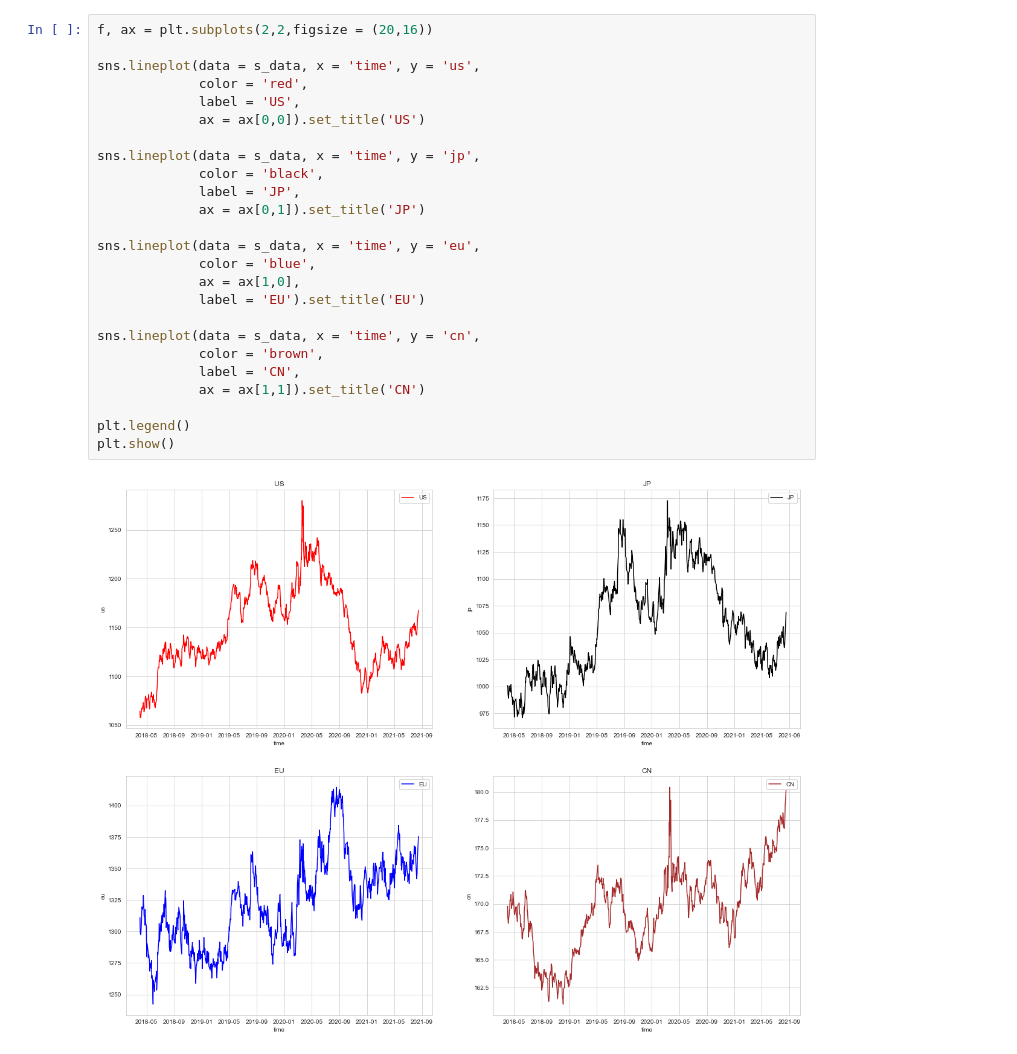
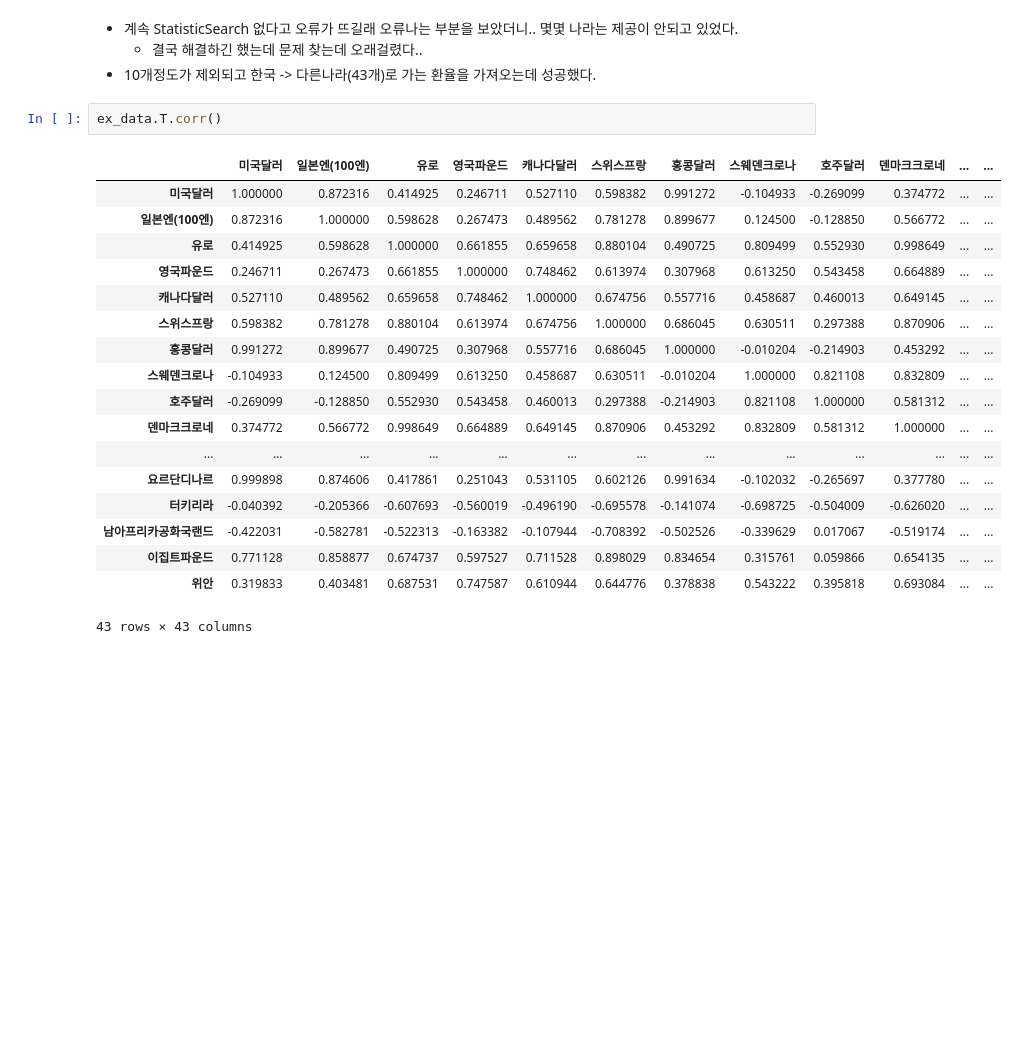
Before and after one commit to 0001010/Learn-Growth, a Jupyter notebook: Time Series/DTW/DTW_Exchange_Rate.ipynb, the cells around one changed output. Drawn from its saved outputs; the diff is of its cells as text; blank space fills up the shorter version.

```diff
--- a/Time Series/DTW/DTW_Exchange_Rate.ipynb
+++ b/Time Series/DTW/DTW_Exchange_Rate.ipynb
@@ -75,27 +78,25 @@ print(s_data)
-# %%
-f, ax = plt.subplots(2,2,figsize = (20,16))
-
-sns.lineplot(data = s_data, x = 'time', y = 'us',
-             color = 'red',
-             label = 'US',
-             ax = ax[0,0]).set_title('US')
-
-sns.lineplot(data = s_data, x = 'time', y = 'jp',
-             color = 'black',
-             label = 'JP',
-             ax = ax[0,1]).set_title('JP')
-
-sns.lineplot(data = s_data, x = 'time', y = 'eu',
-             color = 'blue',
-             ax = ax[1,0],
-             label = 'EU').set_title('EU')
-
-sns.lineplot(data = s_data, x = 'time', y = 'cn',
-             color = 'brown',
-             label = 'CN',
-             ax = ax[1,1]).set_title('CN')
-
-plt.legend()
-plt.show()
-# %% [output]
-[figure, removed]
+# %% [markdown]
+- 계속 StatisticSearch 없다고 오류가 뜨길래 오류나는 부분을 보았더니.. 몇몇 나라는 제공이 안되고 있었다.
+  - 결국 해결하긴 했는데 문제 찾는데 오래걸렸다..
+- 10개정도가 제외되고 한국 -> 다른나라(43개)로 가는 환율을 가져오는데 성공했다.
+# %%
+ex_data.T.corr()
+# %% [output]
+|  | 미국달러 | 일본엔(100엔) | 유로 | 영국파운드 | 캐나다달러 | 스위스프랑 | 홍콩달러 | 스웨덴크로나 | 호주달러 | 덴마크크로네 | ... | ... |
+| 미국달러 | 1.000000 | 0.872316 | 0.414925 | 0.246711 | 0.527110 | 0.598382 | 0.991272 | -0.104933 | -0.269099 | 0.374772 | ... | ... |
+| 일본엔(100엔) | 0.872316 | 1.000000 | 0.598628 | 0.267473 | 0.489562 | 0.781278 | 0.899677 | 0.124500 | -0.128850 | 0.566772 | ... | ... |
+| 유로 | 0.414925 | 0.598628 | 1.000000 | 0.661855 | 0.659658 | 0.880104 | 0.490725 | 0.809499 | 0.552930 | 0.998649 | ... | ... |
+| 영국파운드 | 0.246711 | 0.267473 | 0.661855 | 1.000000 | 0.748462 | 0.613974 | 0.307968 | 0.613250 | 0.543458 | 0.664889 | ... | ... |
+| 캐나다달러 | 0.527110 | 0.489562 | 0.659658 | 0.748462 | 1.000000 | 0.674756 | 0.557716 | 0.458687 | 0.460013 | 0.649145 | ... | ... |
+| 스위스프랑 | 0.598382 | 0.781278 | 0.880104 | 0.613974 | 0.674756 | 1.000000 | 0.686045 | 0.630511 | 0.297388 | 0.870906 | ... | ... |
+| 홍콩달러 | 0.991272 | 0.899677 | 0.490725 | 0.307968 | 0.557716 | 0.686045 | 1.000000 | -0.010204 | -0.214903 | 0.453292 | ... | ... |
+| 스웨덴크로나 | -0.104933 | 0.124500 | 0.809499 | 0.613250 | 0.458687 | 0.630511 | -0.010204 | 1.000000 | 0.821108 | 0.832809 | ... | ... |
+| 호주달러 | -0.269099 | -0.128850 | 0.552930 | 0.543458 | 0.460013 | 0.297388 | -0.214903 | 0.821108 | 1.000000 | 0.581312 | ... | ... |
+| 덴마크크로네 | 0.374772 | 0.566772 | 0.998649 | 0.664889 | 0.649145 | 0.870906 | 0.453292 | 0.832809 | 0.581312 | 1.000000 | ... | ... |
+| ... | ... | ... | ... | ... | ... | ... | ... | ... | ... | ... | ... | ... |
+| 요르단디나르 | 0.999898 | 0.874606 | 0.417861 | 0.251043 | 0.531105 | 0.602126 | 0.991634 | -0.102032 | -0.265697 | 0.377780 | ... | ... |
+| 터키리라 | -0.040392 | -0.205366 | -0.607693 | -0.560019 | -0.496190 | -0.695578 | -0.141074 | -0.698725 | -0.504009 | -0.626020 | ... | ... |
+| 남아프리카공화국랜드 | -0.422031 | -0.582781 | -0.522313 | -0.163382 | -0.107944 | -0.708392 | -0.502526 | -0.339629 | 0.017067 | -0.519174 | ... | ... |
+| 이집트파운드 | 0.771128 | 0.858877 | 0.674737 | 0.597527 | 0.711528 | 0.898029 | 0.834654 | 0.315761 | 0.059866 | 0.654135 | ... | ... |
+| 위안 | 0.319833 | 0.403481 | 0.687531 | 0.747587 | 0.610944 | 0.644776 | 0.378838 | 0.543222 | 0.395818 | 0.693084 | ... | ... |
+43 rows × 43 columns
```
Also changed, not shown: parts of 10 cells of this notebook.
